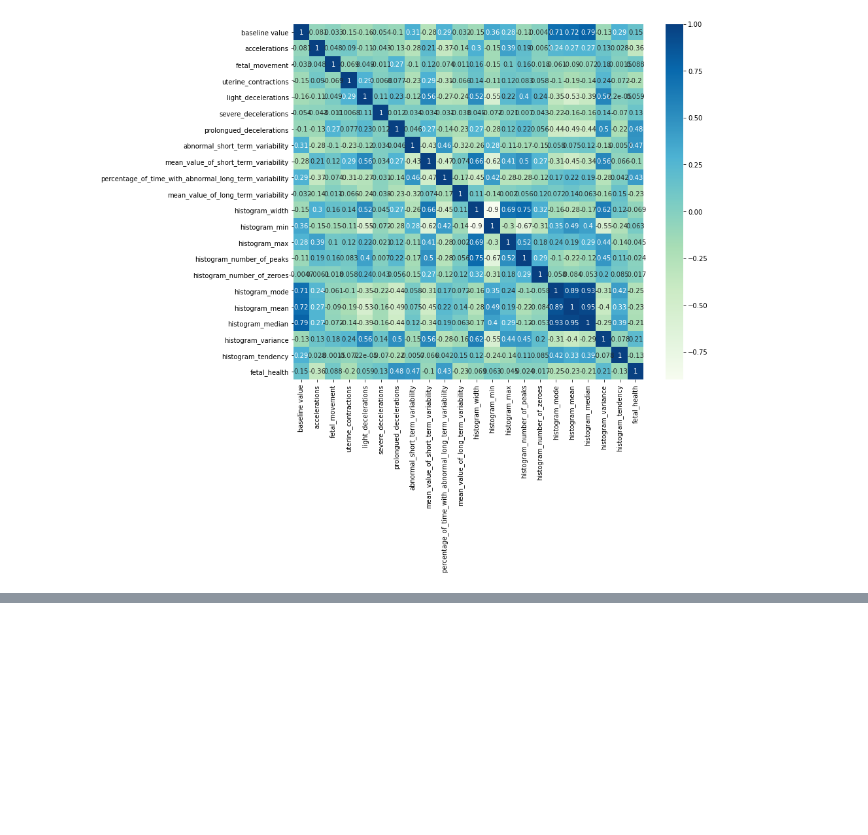
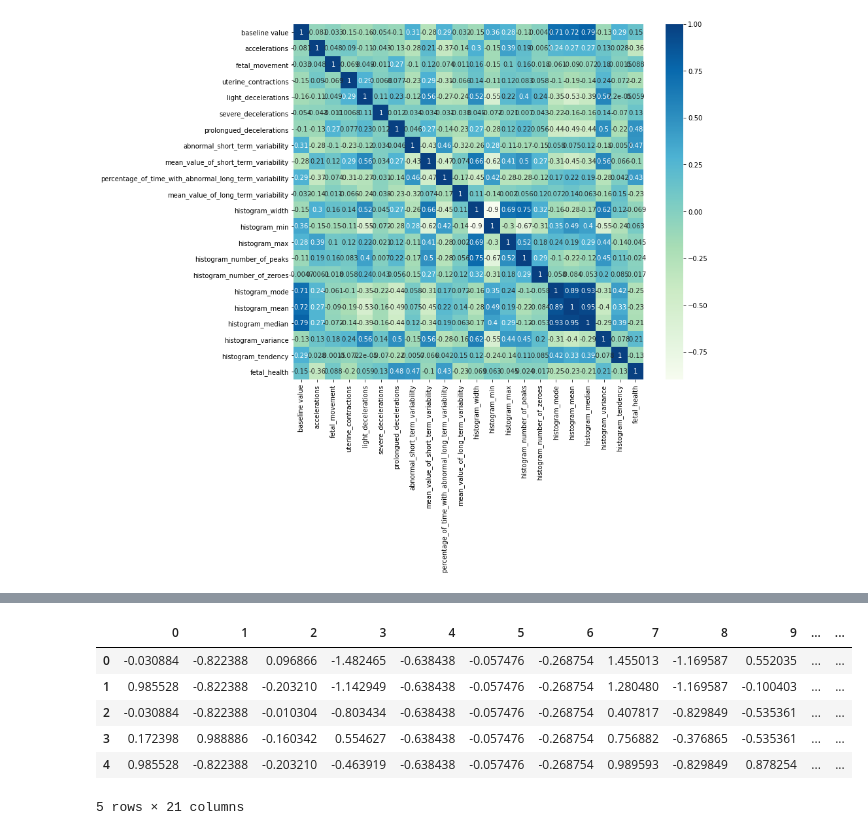
Before and after one commit to georgeob/Drzik_NS2021, a Jupyter notebook: Drzik_NS2021.ipynb, the cells around one changed output, grey strips where cells are left out. Cells and saved outputs as stored; diff of their text form; code cells hidden in the pictures; blank space fills up the shorter version.

```diff
--- a/Drzik_NS2021.ipynb
+++ b/Drzik_NS2021.ipynb
@@ -162,0 +271,10 @@ sns.heatmap(data.corr(), annot=True, cmap = "GnBu")
+# %%
+pd.DataFrame(X_test).head(5)
+# %% [output]
+|  | 0 | 1 | 2 | 3 | 4 | 5 | 6 | 7 | 8 | 9 | ... | ... |
+| 0 | -0.030884 | -0.822388 | 0.096866 | -1.482465 | -0.638438 | -0.057476 | -0.268754 | 1.455013 | -1.169587 | 0.552035 | ... | ... |
+| 1 | 0.985528 | -0.822388 | -0.203210 | -1.142949 | -0.638438 | -0.057476 | -0.268754 | 1.280480 | -1.169587 | -0.100403 | ... | ... |
+| 2 | -0.030884 | -0.822388 | -0.010304 | -0.803434 | -0.638438 | -0.057476 | -0.268754 | 0.407817 | -0.829849 | -0.535361 | ... | ... |
+| 3 | 0.172398 | 0.988886 | -0.160342 | 0.554627 | -0.638438 | -0.057476 | -0.268754 | 0.756882 | -0.376865 | -0.535361 | ... | ... |
+| 4 | 0.985528 | -0.822388 | -0.203210 | -0.463919 | -0.638438 | -0.057476 | -0.268754 | 0.989593 | -0.829849 | 0.878254 | ... | ... |
+5 rows × 21 columns
```
Also changed, not shown: parts of 16 cells of this notebook.
